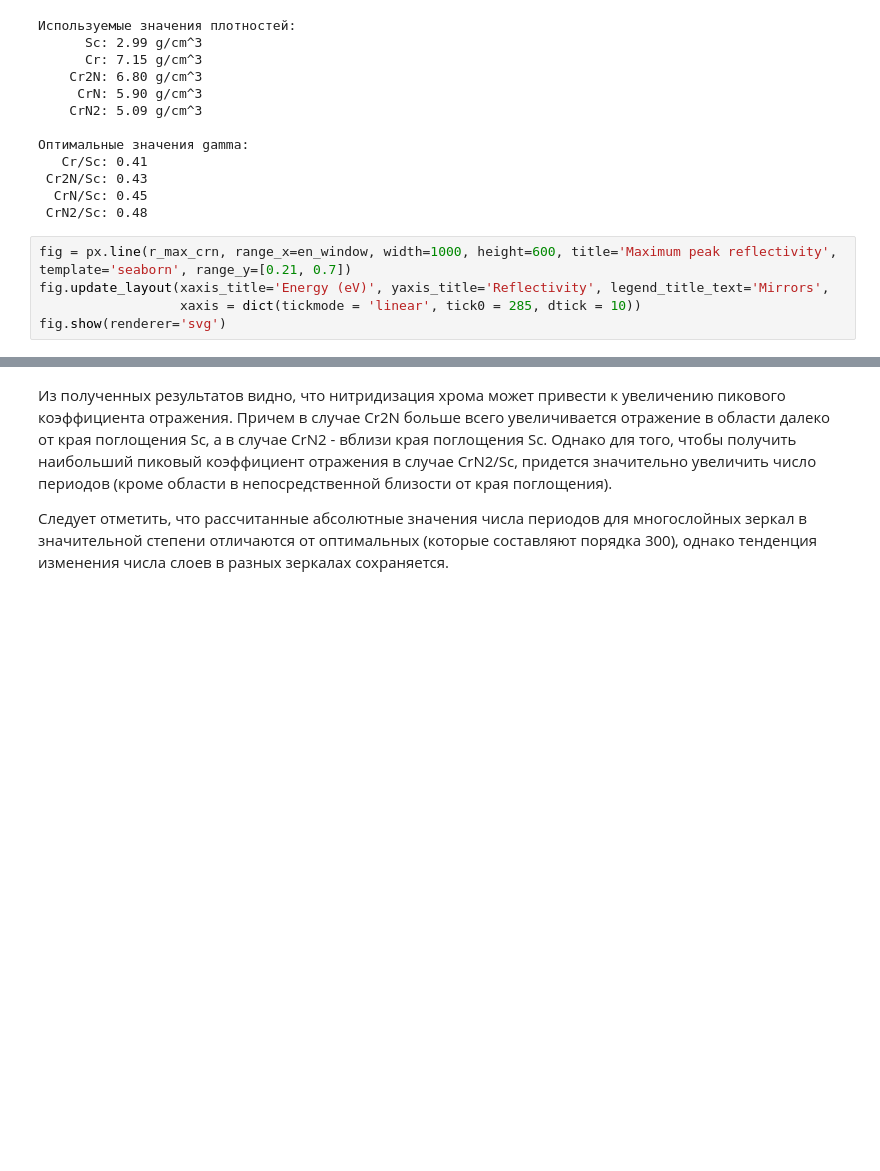
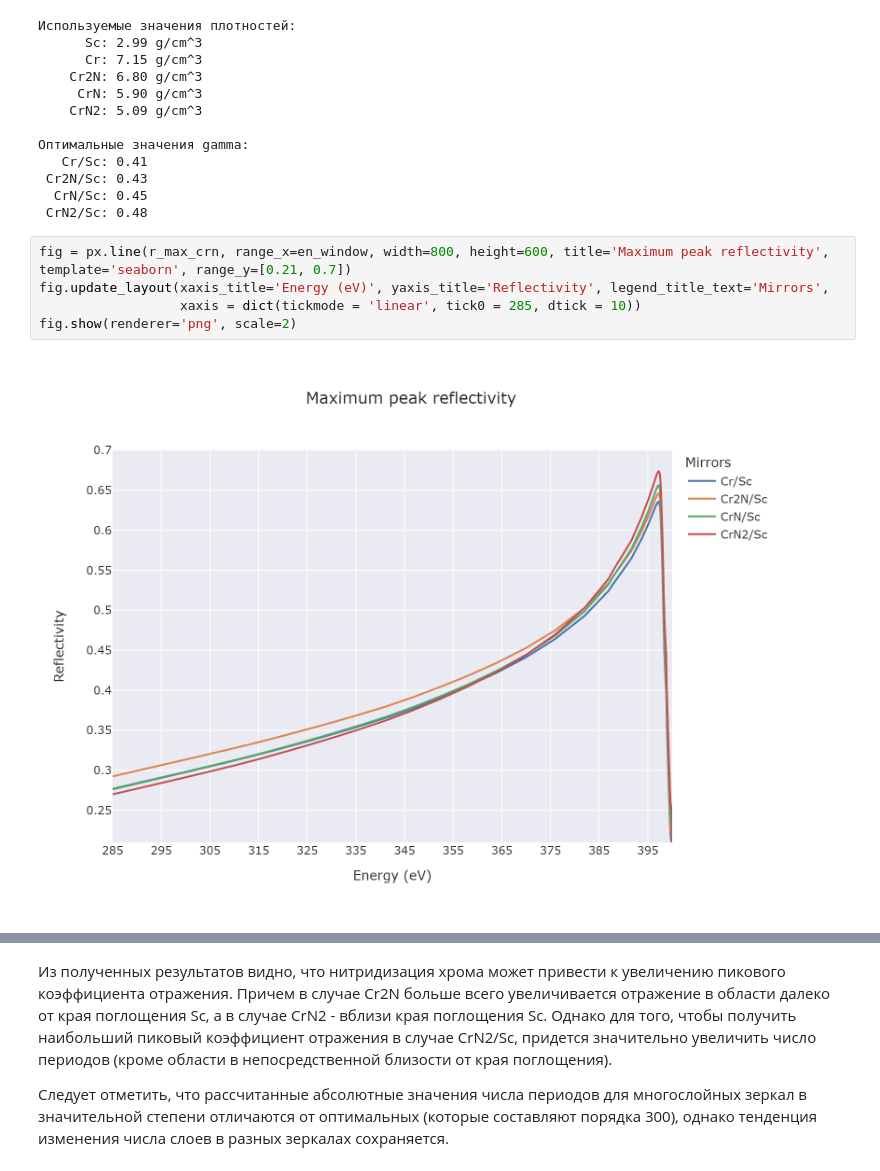
Before and after one commit to SergeiSah/X-ray_Multilayers, a Jupyter notebook: Cr_Sc theoretical analysis.ipynb, the cells around one changed output, grey strips where cells are left out. Saved outputs shown, nothing was run; the diff lists cells and outputs as text; blank space fills up the shorter version.

Commit message:
renderer='png', scale=2

```diff
--- a/Cr_Sc theoretical analysis.ipynb
+++ b/Cr_Sc theoretical analysis.ipynb
@@ -104,10 +104,12 @@ for i in range(len(mirror_names_crn)):
   CrN/Sc: 0.45
  CrN2/Sc: 0.48
 # %%
-fig = px.line(r_max_crn, range_x=en_window, width=1000, height=600, title='Maximum peak reflectivity', template='seaborn', range_y=[0.21, 0.7])
+fig = px.line(r_max_crn, range_x=en_window, width=800, height=600, title='Maximum peak reflectivity', template='seaborn', range_y=[0.21, 0.7])
 fig.update_layout(xaxis_title='Energy (eV)', yaxis_title='Reflectivity', legend_title_text='Mirrors',
                   xaxis = dict(tickmode = 'linear', tick0 = 285, dtick = 10))
-fig.show(renderer='svg')
+fig.show(renderer='png', scale=2)
+# %% [output]
+[figure, added]
 # %%
 fig = px.line(n_eff_crn, range_x=en_window, range_y=[51, 250], width=1000, height=600, title='Efficient number of periods', template='seaborn')
 fig.update_layout(xaxis_title='Energy (eV)', yaxis_title='Number of periods', legend_title_text='Mirrors',
```
Also changed, not shown: parts of 8 cells of this notebook.
